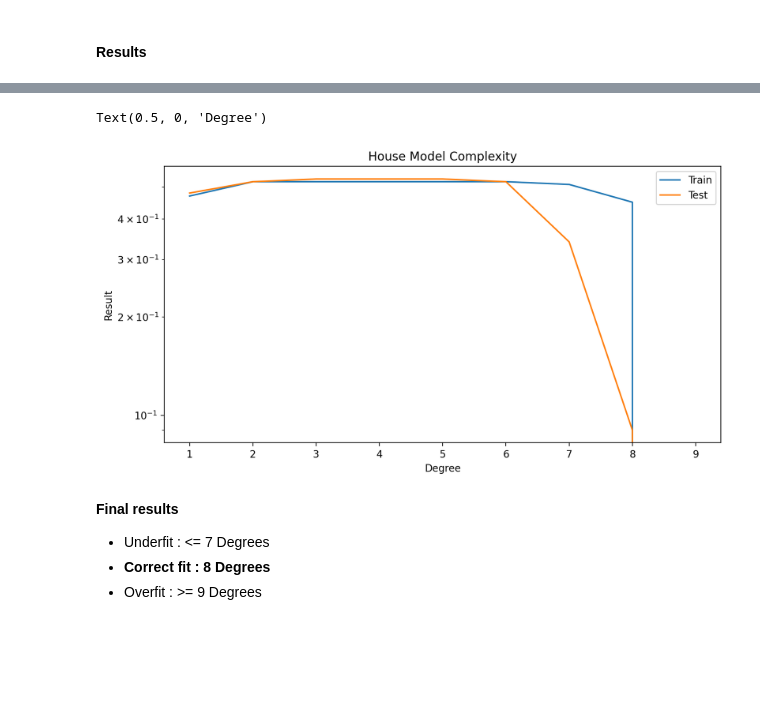
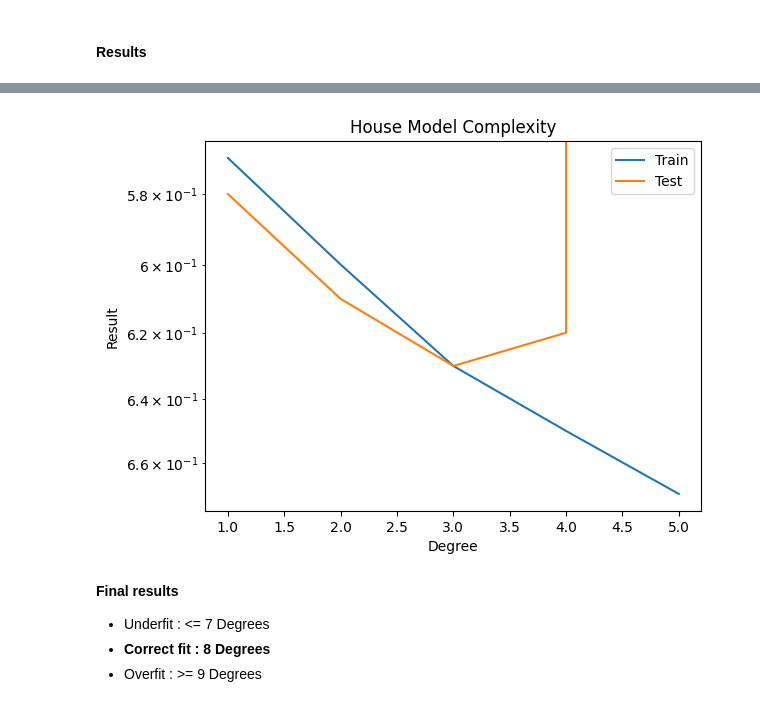
Before and after one commit to KNobles/challenge-regression, a Jupyter notebook: Final.ipynb, the cells around one changed output, grey strips where cells are left out. Drawn from its saved outputs; the diff is of its cells as text; code cells hidden in the pictures; blank space fills up the shorter version.

```diff
--- a/Final.ipynb
+++ b/Final.ipynb
@@ -527,3 +568,9 @@ print(Y_test.shape)
+# %%
+scaler = StandardScaler().fit(X_train)
+# %%
+X_train = scaler.transform(X_train)
+# %%
+X_test = scaler.transform(X_test)
 # %% [markdown]
 #### **Model evaluation**
 # %%
@@ -571,7 +618,7 @@ def create_polynomial_regression_model(degree):
 # %%
 results_list = []
 # %%
-for i in range(1,10):
+for i in range(1,6):
     results_list.append(create_polynomial_regression_model(i))
 # %%
 df_results = pd.DataFrame(results_list)
@@ -591,15 +634,14 @@ df_results
 # %%
-fig = plt.figure(figsize=(10,5), dpi=200)
 plt.plot(df_results['Degree'], df_results['r2_train'], label='Train')
 plt.plot(df_results['Degree'], df_results['r2_test'], label='Test')
 plt.yscale('log')
 plt.legend()
 plt.title('House Model Complexity')
 plt.ylabel('Result')
 plt.xlabel('Degree')
+plt.gca().invert_yaxis()
 # %% [output]
-Text(0.5, 0, 'Degree')
-[figure, old version]
+[figure, new version]
 # %% [markdown]
 **Final results**
 * Underfit : <= 7 Degrees
```
Also changed, not shown: parts of 64 cells of this notebook.
